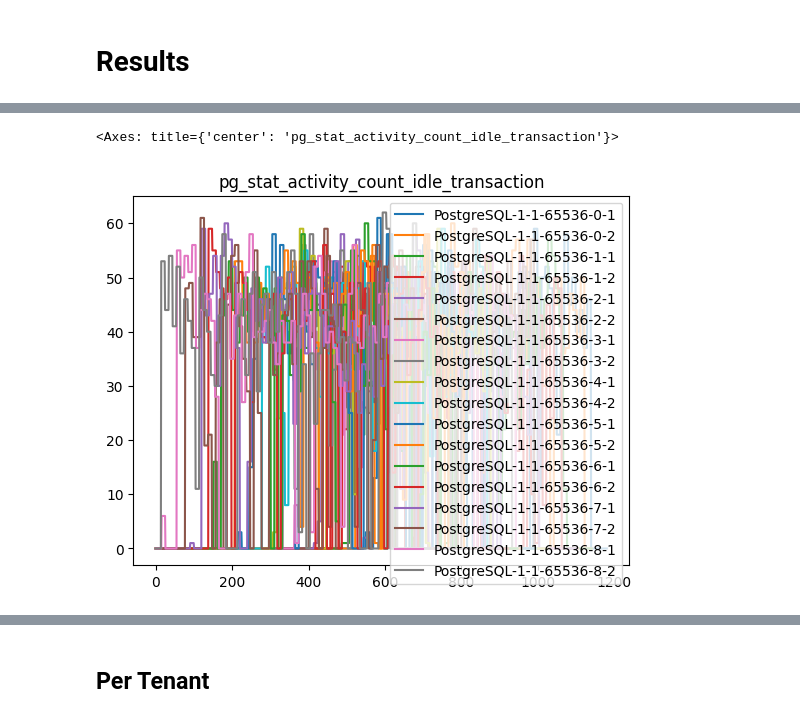
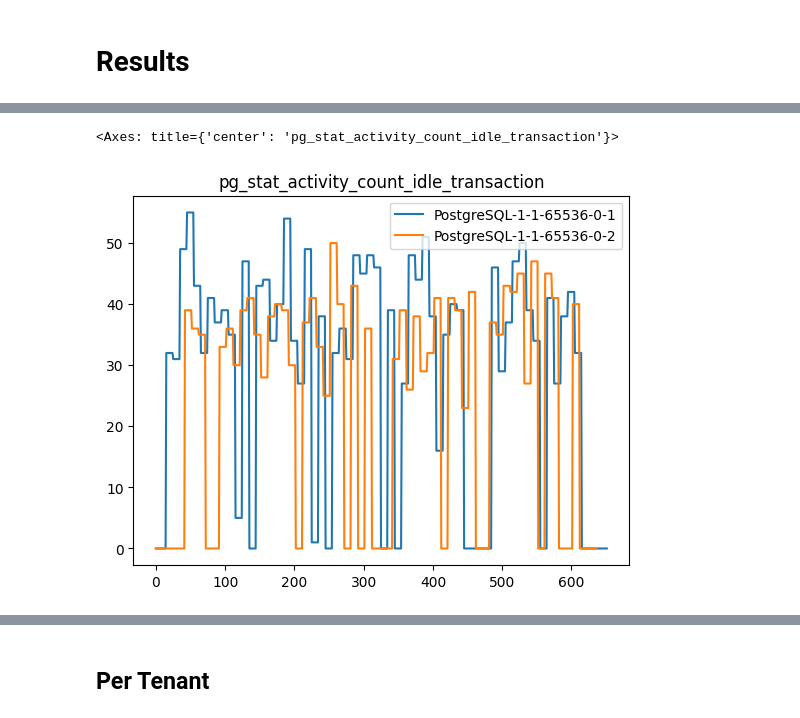
Before and after one commit to Beuth-Erdelt/Benchmark-Experiment-Host-Manager, a Jupyter notebook: dev/MT-Benchbase-Merge-PVC-args-metrics.ipynb, the cells around one changed output, grey strips where cells are left out. Saved outputs shown, nothing was run; the diff lists cells and outputs as text; code cells hidden in the pictures.

```diff
--- a/dev/MT-Benchbase-Merge-PVC-args-metrics.ipynb
+++ b/dev/MT-Benchbase-Merge-PVC-args-metrics.ipynb
@@ -629,13 +652,13 @@ df_monitoring.boxplot()
 # %%
 metric = 'pg_stat_database_blks_hit'
 metric = 'pg_stat_activity_count_idle_transaction'
-code = codes[8]
+code = codes[0]
 df_monitoring = get_monitoring_timeseries_single(code, metric=metric)
 
 df_monitoring.plot(title=metric)
 # %% [output]
 <Axes: title={'center': 'pg_stat_activity_count_idle_transaction'}>
-[figure, old version]
+[figure, new version]
 # %%
 df_performance = get_monitoring_all(codes, "stream")
 #df_performance = df_performance[df_performance['client'] == '1']
```
Also changed, not shown: parts of 44 cells of this notebook, 30 other files.
